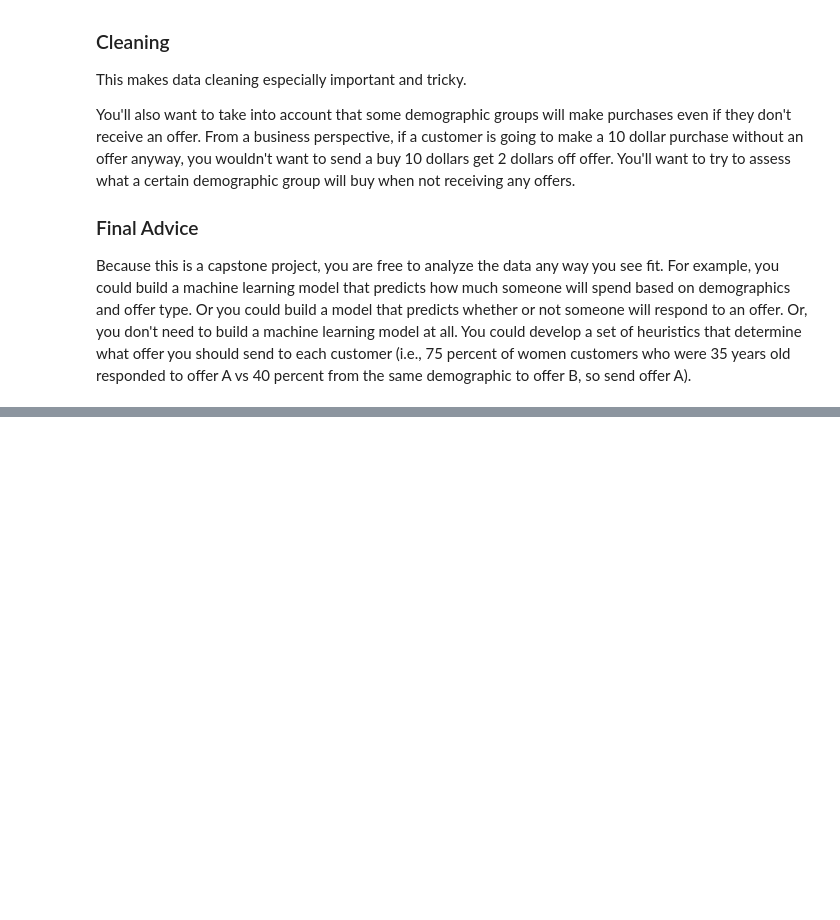
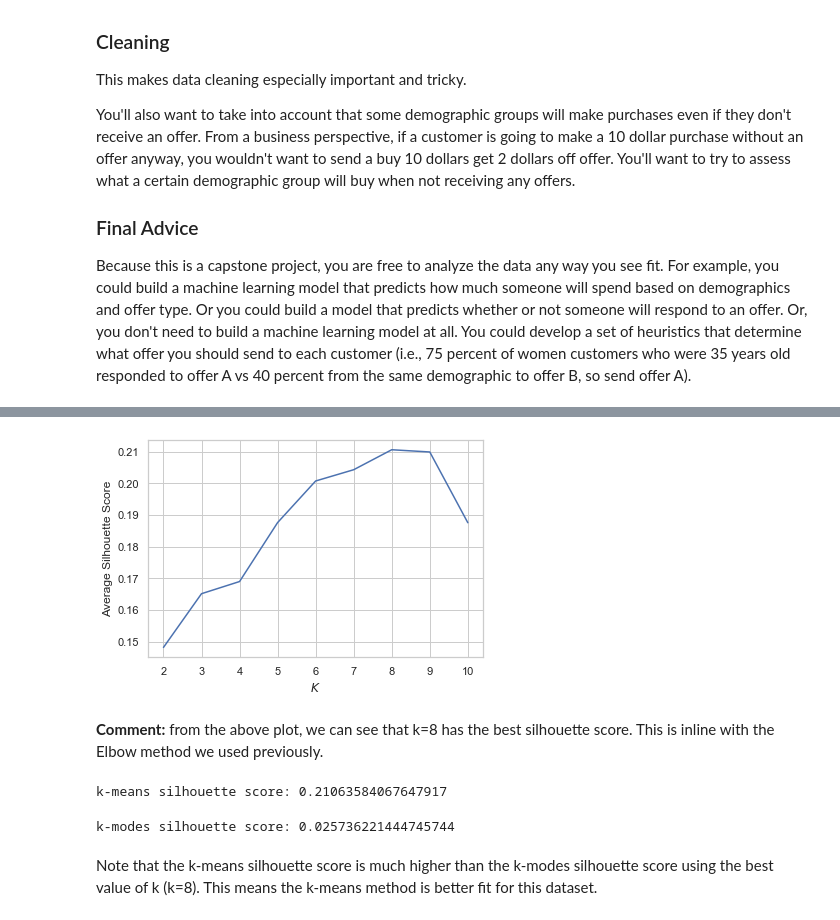
Before and after one commit to sandytat03/udacity_dsnd_starbucks, a Jupyter notebook: Starbucks_Capstone_notebook.ipynb, the cells around one changed output, grey strips where cells are left out. Saved outputs shown, nothing was run; the diff lists cells and outputs as text; code cells hidden in the pictures; blank space fills up the shorter version.

```diff
--- a/Starbucks_Capstone_notebook.ipynb
+++ b/Starbucks_Capstone_notebook.ipynb
@@ -125,0 +170,3 @@ transcript[transcript.duplicated(subset=['person'], keep=False)]
+# %%
+# encode 'gender' with numeric value, by creating dummy variables
+profile = pd.concat([profile, pd.get_dummies(profile['gender'], prefix='gender')], axis=1, sort=False)
@@ -125,0 +577,50 @@ transcript[transcript.duplicated(subset=['person'], keep=False)]
+# %%
+from sklearn import metrics
+
+krange = list(range(2,11))
+avg_silhouettes = []
+
+# perform k-means, calculate & plot Silhouette Scores
+for n in krange:
+
+    kmeans = cluster.KMeans(n_clusters=n, random_state=10)
+    cluster_assignments = kmeans.fit_predict(offer_completed_bycus[cols])
+
+    silhouette_avg = metrics.silhouette_score(offer_completed_bycus[cols], cluster_assignments)
+    avg_silhouettes.append(silhouette_avg)
+
+# plot the result by plotting krange against avg_silhouettes
+plt.plot(krange, avg_silhouettes)
+plt.xlabel("$K$")
+plt.ylabel("Average Silhouette Score")
+plt.show()
+# %% [output]
+[figure, added]
+# %% [markdown]
+**Comment:** from the above plot, we can see that k=8 has the best silhouette score. This is inline with the Elbow method we used previously.
+# %%
+# perform k-means clustering again with the best k found above
+# print its sihouette score
+
+kmeans = cluster.KMeans(n_clusters=8, random_state=10)
+kmeans.fit_predict(offer_completed_bycus[cols])
+
+km_silhouette = metrics.silhouette_score(offer_completed_bycus[cols], kmeans.labels_)
+
+print('k-means silhouette score: ' + str(km_silhouette))
+# %% [output]
+k-means silhouette score: 0.21063584067647917
+# %%
+# perform k-modes clustering again with the best k found above
+# print its sihouette score
+
+kmodes = KModes(n_clusters=8)
+offer_completed_bycus['kmodes_cluster'] = kmodes.fit_predict(offer_completed_bycus[cols])
+
+km_silhouette = metrics.silhouette_score(offer_completed_bycus[cols], kmodes.labels_)
+
+print('k-modes silhouette score: ' + str(km_silhouette))
+# %% [output]
+k-modes silhouette score: 0.025736221444745744
+# %% [markdown]
+Note that the k-means silhouette score is much higher than the k-modes silhouette score using the best value of k (k=8). This means the k-means method is better fit for this dataset.
```
Also changed, not shown: parts of 59 cells of this notebook.
